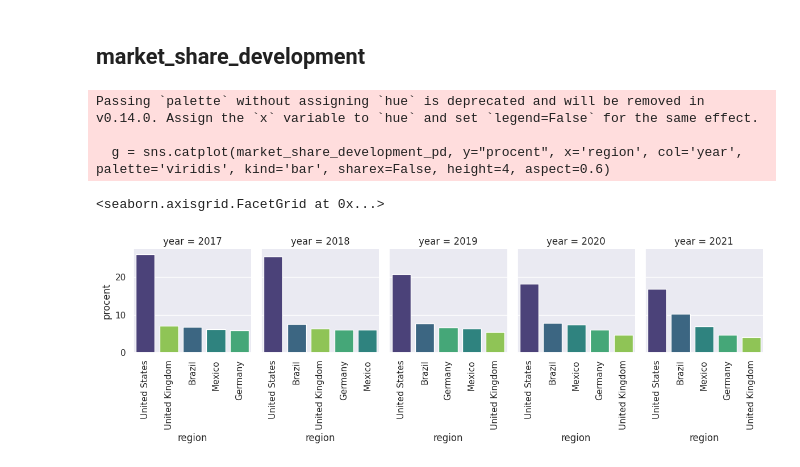
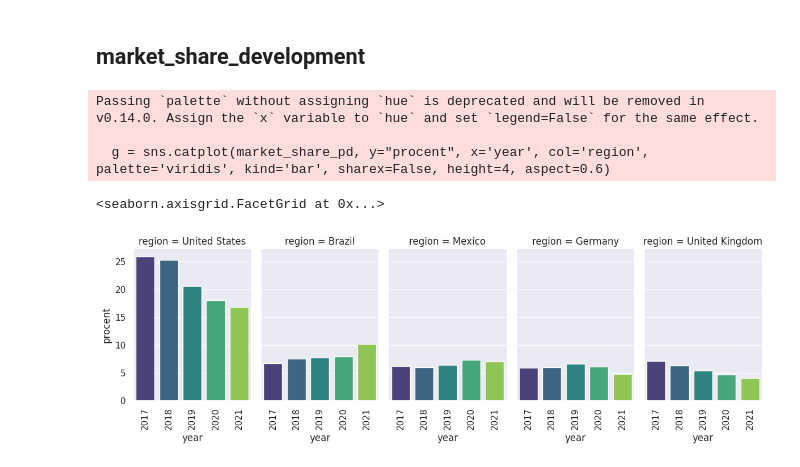
Before and after one commit to meluzyn100/Big_Data, a Jupyter notebook: projekt/analiza.ipynb, the cells around one changed output. Drawn from its saved outputs; the diff is of its cells as text; code cells hidden in the pictures.

```diff
--- a/projekt/analiza.ipynb
+++ b/projekt/analiza.ipynb
@@ -139,18 +149,17 @@ Passing `palette` without assigning `hue` is deprecated and will be removed in v
 # %%
 with open(results_path + "market_share_development.pkl", "rb") as f:
     market_share_development_pd = pickle.load(f)
 sums = market_share_development_pd.groupby("year")["streams"].sum()
 market_share_development_pd["procent"] = market_share_development_pd.apply(lambda x: x["streams"]/sums[x["year"]], axis=1)*100
 market_share_development_pd.sort_values(by=["year","procent"], ascending=False, inplace=True)
-market_share_development_pd = market_share_development_pd.groupby("year").head(5)
-market_share_development_pd["region"]
+market_share_pd = market_share_development_pd.groupby("year").head(5)
 # market_share_development_pd["procent"] = market_share_development_pd.groupby("year")["streams"].apply(lambda x: x/sums)
-g = sns.catplot(market_share_development_pd, y="procent", x='region', col='year', palette='viridis', kind='bar', sharex=False, height=4, aspect=0.6)
+g = sns.catplot(market_share_pd, y="procent", x='year', col='region', palette='viridis', kind='bar', sharex=False, height=4, aspect=0.6)
 g.set_xticklabels(rotation=90)
 g.tight_layout()
 # %% [output]
 Passing `palette` without assigning `hue` is deprecated and will be removed in v0.14.0. Assign the `x` variable to `hue` and set `legend=False` for the same effect.
 
-  g = sns.catplot(market_share_development_pd, y="procent", x='region', col='year', palette='viridis', kind='bar', sharex=False, height=4, aspect=0.6)
+  g = sns.catplot(market_share_pd, y="procent", x='year', col='region', palette='viridis', kind='bar', sharex=False, height=4, aspect=0.6)
 <seaborn.axisgrid.FacetGrid at 0x...>
-[figure, old version]
+[figure, new version]
```
Also changed, not shown: parts of 15 cells of this notebook, 6 other files.
